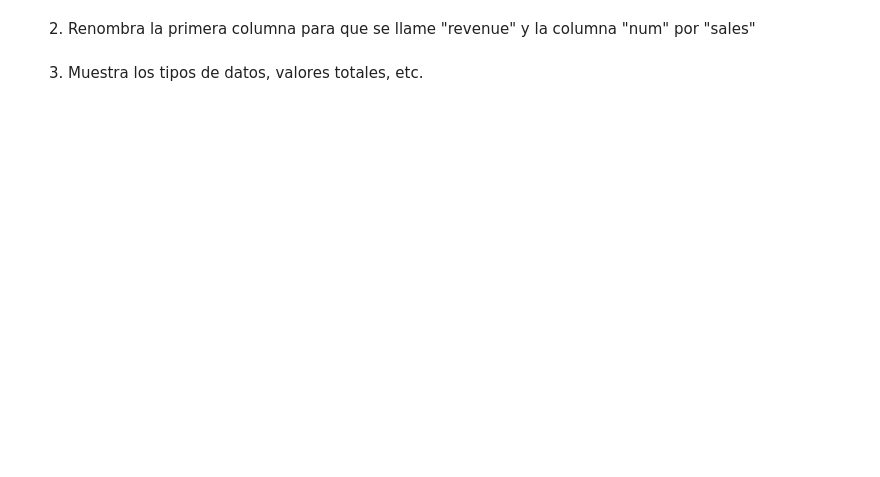
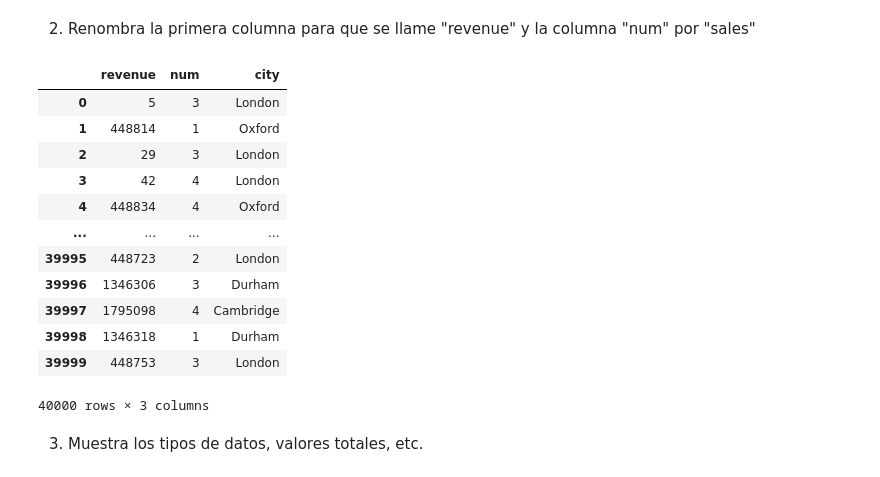
Before and after one commit to v1ckyseque1ra/DS_Online_Octubre24, a Jupyter notebook: Ejercicios Challenge/18_Practica_Obligatoria_Ficheros.ipynb, the cells around one changed output. Saved outputs shown, nothing was run; the diff lists cells and outputs as text; code cells hidden in the pictures; blank space fills up the shorter version.

```diff
--- a/Ejercicios Challenge/18_Practica_Obligatoria_Ficheros.ipynb
+++ b/Ejercicios Challenge/18_Practica_Obligatoria_Ficheros.ipynb
@@ -26,9 +26,17 @@ OptaF24.xml
 spam.csv
 # %% [markdown]
 1. Ahora crea una variable `fichero_texto`, otra `fichero_excel` y otra `fichero_xml` y asigna a cada una la ruta para acceder a cada tipo de fichero que te hayas encontrado en la salida del apartado anterior. Como recordarás una ruta es el camino para acceder a un fichero, en este caso incluye el path y el nombre del fichero (ojo os.listdir no te da el path, te da el nombre del fichero)
+# %%
+fichero_excel = './data/city_sales.xlsx'
+fichero_excel_1 = './data/city_sales - copy.xlsx'
+fichero_xml = './data/OptaF24.xml'
 # %% [markdown]
 ## #1 Fichero excel
 # %% [markdown]
 Vamos a empezar trabajando con el fichero excel.
 # %% [markdown]
 1. Importa las librerías necesarias y carga los datos en un `DataFrame` el fichero cuya ruta has asignado a `fichero_excel`. Usa los argumentos necesarios para una correcta lectura
+# %%
+import pandas as pd
+df = pd.read_excel(fichero_excel)
+df.head()
@@ -35,4 +50,21 @@ Vamos a empezar trabajando con el fichero excel.
 # %% [markdown]
 2. Renombra la primera columna para que se llame "revenue" y la columna "num" por "sales"
+# %%
+df.rename(columns={"sales": "num"}, inplace=True)
+df
+# %% [output]
+|  | revenue | num | city |
+| 0 | 5 | 3 | London |
+| 1 | 448814 | 1 | Oxford |
+| 2 | 29 | 3 | London |
+| 3 | 42 | 4 | London |
+| 4 | 448834 | 4 | Oxford |
+| ... | ... | ... | ... |
+| 39995 | 448723 | 2 | London |
+| 39996 | 1346306 | 3 | Durham |
+| 39997 | 1795098 | 4 | Cambridge |
+| 39998 | 1346318 | 1 | Durham |
+| 39999 | 448753 | 3 | London |
+40000 rows × 3 columns
 # %% [markdown]
 3. Muestra los tipos de datos, valores totales, etc.
```
Also changed, not shown: parts of 15 cells of this notebook, 1 other file.
